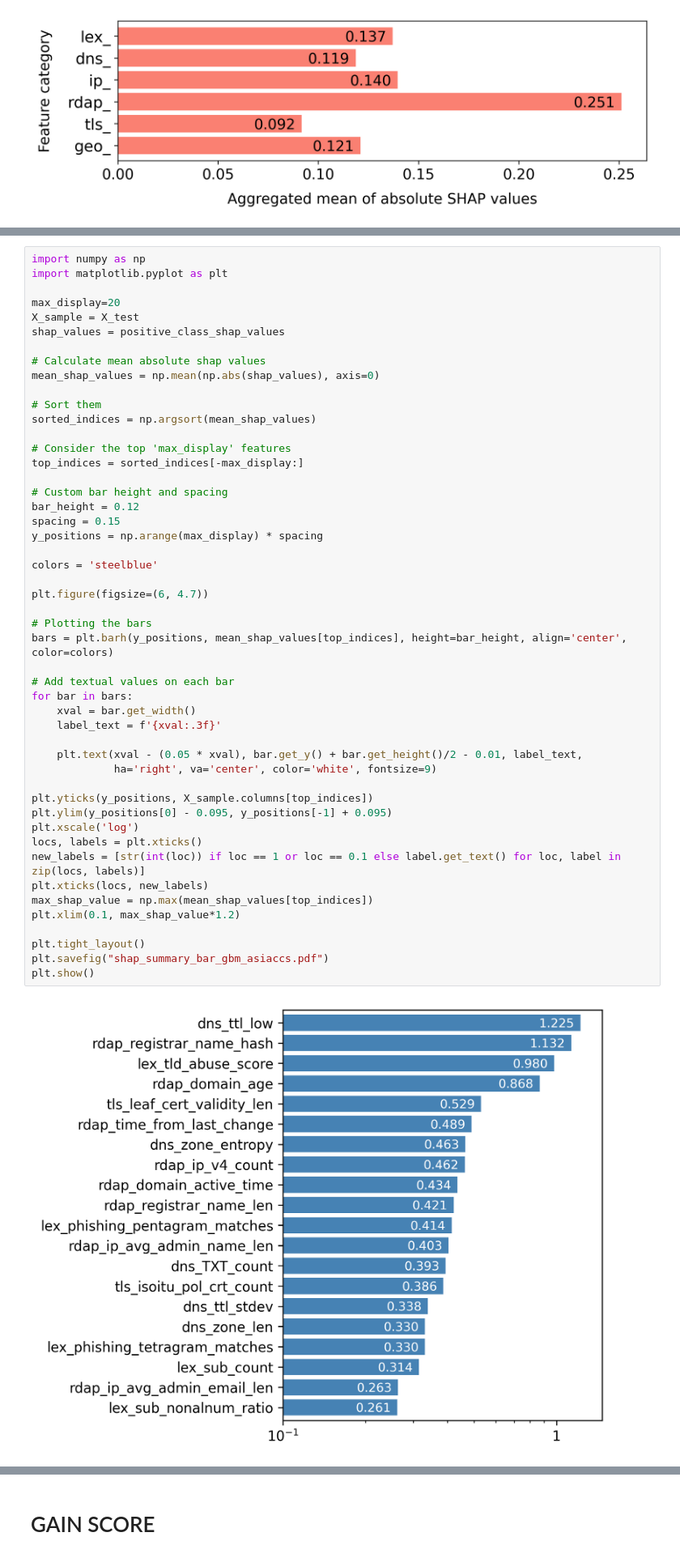
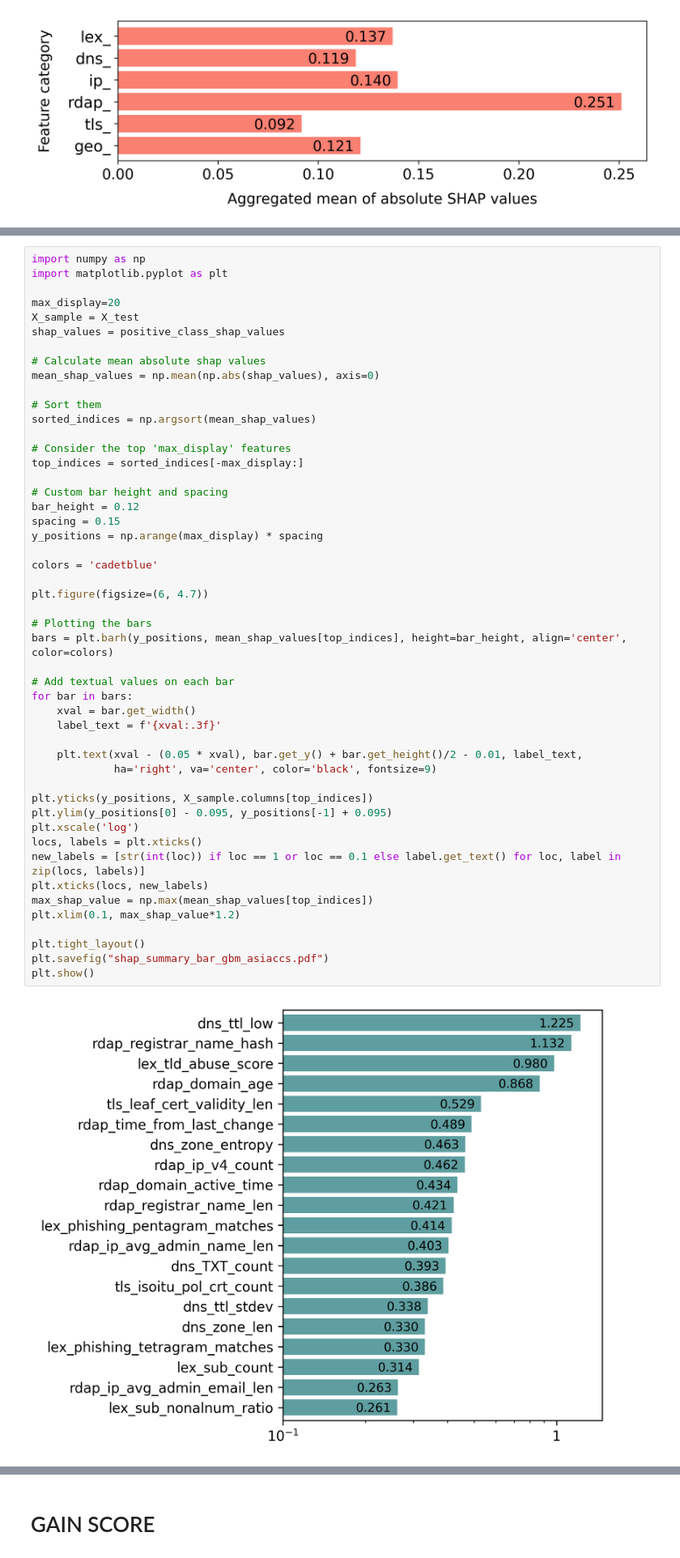
Before and after one commit to OviOvocny/dr-playground, a Jupyter notebook: ASIACCS-BEST-Classifier-details.ipynb, the cells around one changed output, grey strips where cells are left out. Shown at 81% size. Cells and saved outputs as stored; diff of their text form.

```diff
--- a/ASIACCS-BEST-Classifier-details.ipynb
+++ b/ASIACCS-BEST-Classifier-details.ipynb
@@ -1009,33 +1009,33 @@ top_indices = sorted_indices[-max_display:]
 bar_height = 0.12
 spacing = 0.15
 y_positions = np.arange(max_display) * spacing
 
-colors = 'steelblue'
+colors = 'cadetblue'
 
 plt.figure(figsize=(6, 4.7))
 
 # Plotting the bars
 bars = plt.barh(y_positions, mean_shap_values[top_indices], height=bar_height, align='center', color=colors)
 
 # Add textual values on each bar
 for bar in bars:
     xval = bar.get_width()
     label_text = f'{xval:.3f}'
 
     plt.text(xval - (0.05 * xval), bar.get_y() + bar.get_height()/2 - 0.01, label_text,
-             ha='right', va='center', color='white', fontsize=9)
+             ha='right', va='center', color='black', fontsize=9)
 
 plt.yticks(y_positions, X_sample.columns[top_indices])
 plt.ylim(y_positions[0] - 0.095, y_positions[-1] + 0.095)
 plt.xscale('log')
 locs, labels = plt.xticks()
 new_labels = [str(int(loc)) if loc == 1 or loc == 0.1 else label.get_text() for loc, label in zip(locs, labels)]
 plt.xticks(locs, new_labels)
 max_shap_value = np.max(mean_shap_values[top_indices])
 plt.xlim(0.1, max_shap_value*1.2)
 
 plt.tight_layout()
 plt.savefig("shap_summary_bar_gbm_asiaccs.pdf")
 plt.show()
 # %% [output]
-[figure, old version]
+[figure, new version]
```
Also changed, not shown: parts of 4 cells of this notebook, 1 other file.
